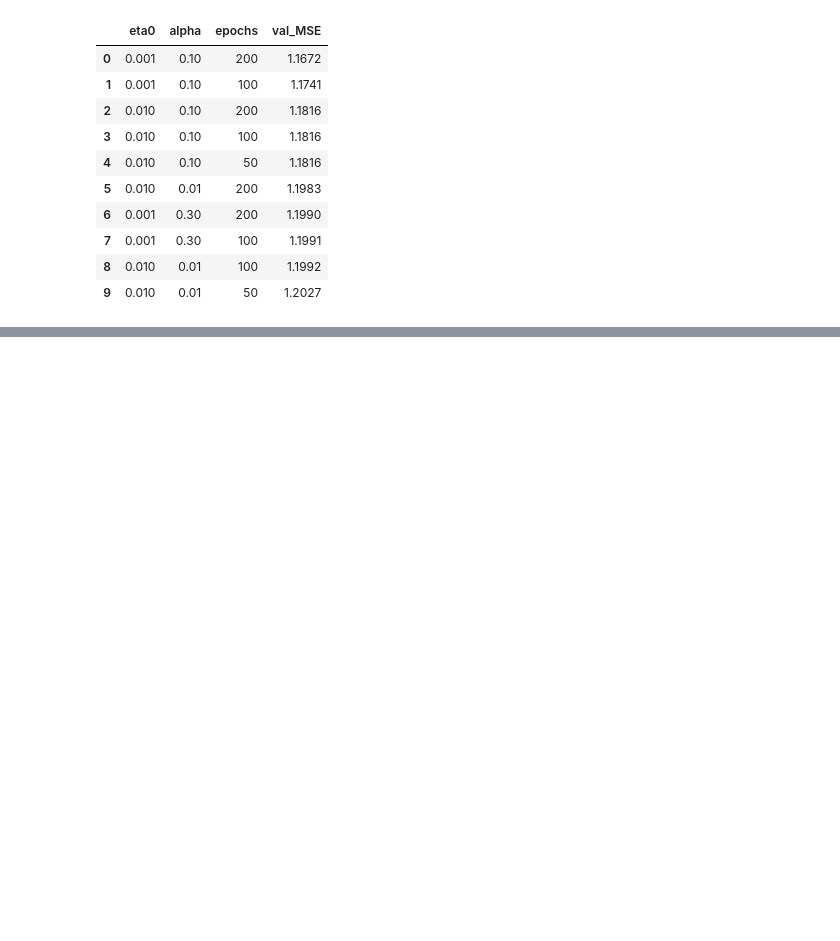
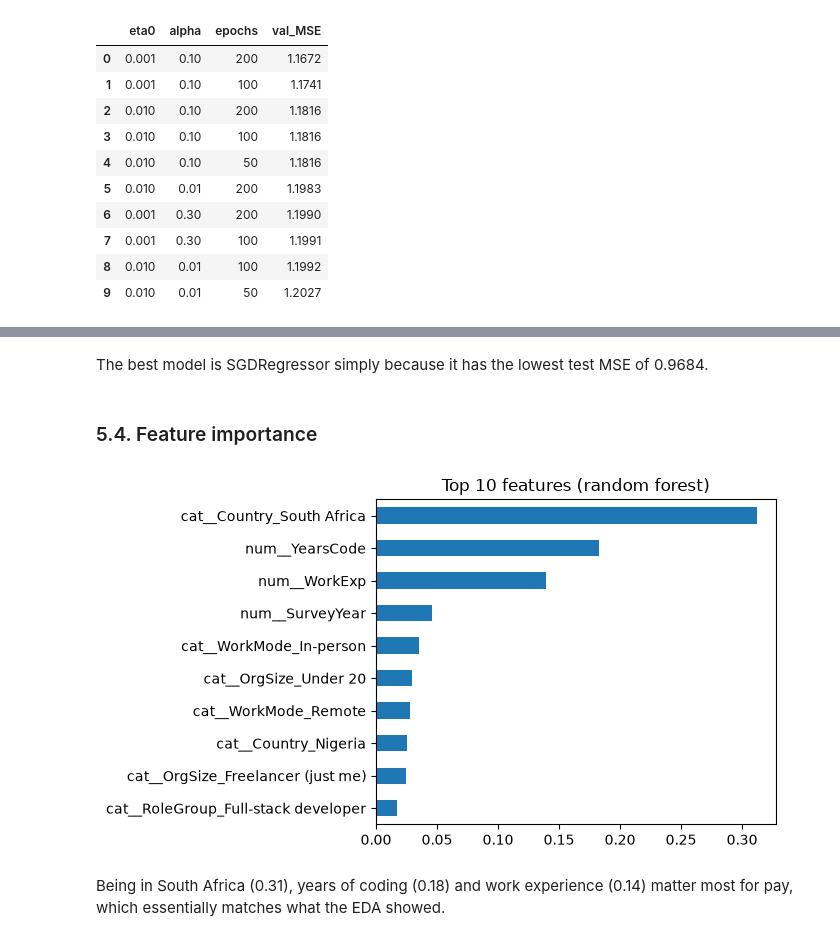
Before and after one commit to nakuwa23/linear_regression_model, a Jupyter notebook: summative/linear_regression/multivariate.ipynb, the cells around one changed output, grey strips where cells are left out. Drawn from its saved outputs; the diff is of its cells as text; code cells hidden in the pictures; blank space fills up the shorter version.

```diff
--- a/summative/linear_regression/multivariate.ipynb
+++ b/summative/linear_regression/multivariate.ipynb
@@ -376,0 +408,29 @@ Best: {'eta0': 0.001, 'alpha': 0.1, 'epochs': 200.0, 'val_MSE': 1.1672}
+# %%
+from sklearn.linear_model import LinearRegression
+from sklearn.tree import DecisionTreeRegressor
+from sklearn.ensemble import RandomForestRegressor
+
+depth_mse = {d: mean_squared_error(y_val, DecisionTreeRegressor(max_depth=d, random_state=42)
+                                   .fit(X_tr, y_tr).predict(X_val))
+             for d in [3, 4, 5, 6, 8, 10, None]}
+leaf_mse = {l: mean_squared_error(y_val, RandomForestRegressor(n_estimators=300, min_samples_leaf=l,
+                                  random_state=42, n_jobs=-1).fit(X_tr, y_tr).predict(X_val))
+            for l in [1, 3, 5, 10]}
+best_depth, best_leaf = min(depth_mse, key=depth_mse.get), min(leaf_mse, key=leaf_mse.get)
+print("Best tree depth:", best_depth, "| Best forest min_samples_leaf:", best_leaf)
+
+models = {
+    "SGDRegressor (gradient descent)": sgd,
+    "LinearRegression (closed form)": LinearRegression().fit(X_train_prep, y_train),
+    "DecisionTreeRegressor": DecisionTreeRegressor(max_depth=best_depth, random_state=42).fit(X_train_prep, y_train),
+    "RandomForestRegressor": RandomForestRegressor(n_estimators=300, min_samples_leaf=best_leaf,
+                                                   random_state=42, n_jobs=-1).fit(X_train_prep, y_train),
+}
+
+comparison = pd.DataFrame([
+    {"Model": name,
+     "Train MSE": mean_squared_error(y_train, m.predict(X_train_prep)),
+     "Test MSE": mean_squared_error(y_test, m.predict(X_test_prep))}
+    for name, m in models.items()
+]).sort_values("Test MSE").reset_index(drop=True)
+comparison.round(4)
@@ -376,0 +444,14 @@ Best: {'eta0': 0.001, 'alpha': 0.1, 'epochs': 200.0, 'val_MSE': 1.1672}
+# %% [markdown]
+The best model is SGDRegressor simply because it has the lowest test MSE of 0.9684.
+# %% [markdown]
+### 5.4. Feature importance
+# %%
+importance = pd.Series(models["RandomForestRegressor"].feature_importances_, index=feature_names)
+importance.sort_values(ascending=False).head(10).plot.barh(figsize=(7, 4), title="Top 10 features (random forest)")
+plt.gca().invert_yaxis()
+plt.tight_layout()
+plt.show()
+# %% [output]
+[figure, added]
+# %% [markdown]
+Being in South Africa (0.31), years of coding (0.18) and work experience (0.14) matter most for pay, which essentially matches what the EDA showed.
```
Also changed, not shown: parts of 6 cells of this notebook.
